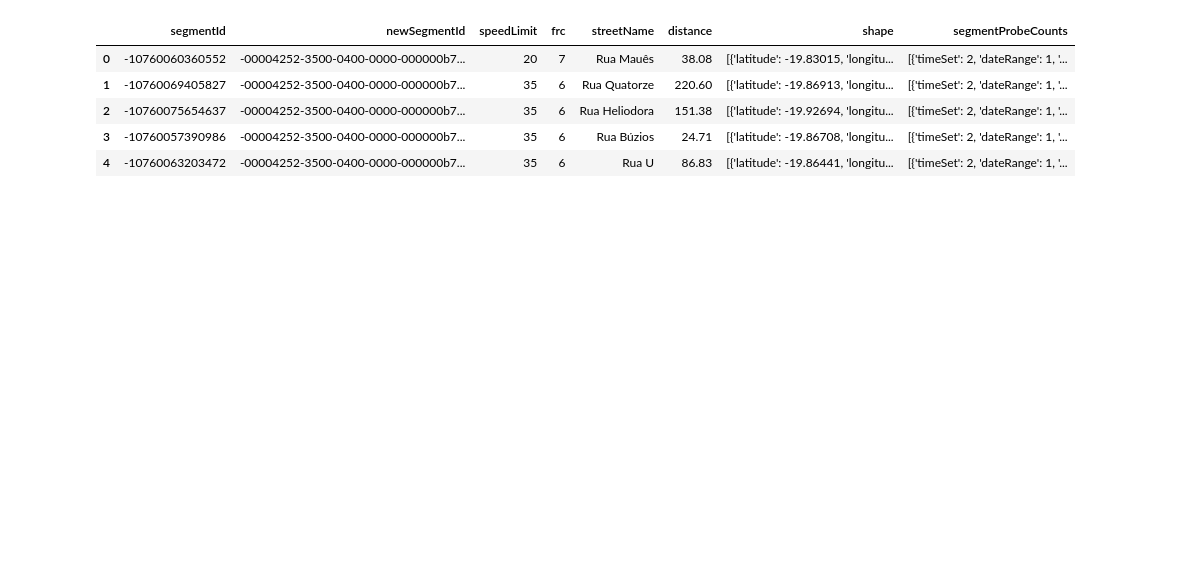
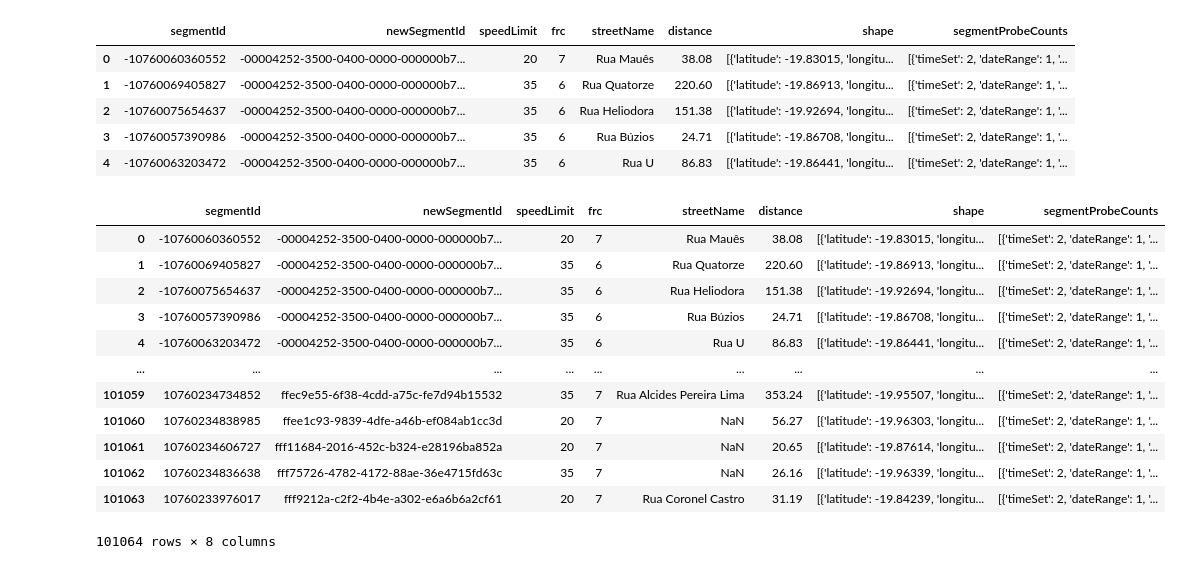
Before and after one commit to enmanuel-mag/ICD-Proyect, a Jupyter notebook: Proyect/Traffict/load.ipynb, the cells around one changed output. Cells and saved outputs as stored; diff of their text form; code cells hidden in the pictures; blank space fills up the shorter version.

```diff
--- a/Proyect/Traffict/load.ipynb
+++ b/Proyect/Traffict/load.ipynb
@@ -26,0 +28,17 @@ df.to_csv('./data_Set_traffict_BH_01_01_2020_31_01_2020.csv')
+# %%
+df = pd.read_csv('./data_Set_traffict_BH_01_01_2020_31_01_2020.csv')
+df
+# %% [output]
+|  | segmentId | newSegmentId | speedLimit | frc | streetName | distance | shape | segmentProbeCounts |
+| 0 | -10760060360552 | -00004252-3500-0400-0000-000000b7... | 20 | 7 | Rua Mauês | 38.08 | [{'latitude': -19.83015, 'longitu... | [{'timeSet': 2, 'dateRange': 1, '... |
+| 1 | -10760069405827 | -00004252-3500-0400-0000-000000b7... | 35 | 6 | Rua Quatorze | 220.60 | [{'latitude': -19.86913, 'longitu... | [{'timeSet': 2, 'dateRange': 1, '... |
+| 2 | -10760075654637 | -00004252-3500-0400-0000-000000b7... | 35 | 6 | Rua Heliodora | 151.38 | [{'latitude': -19.92694, 'longitu... | [{'timeSet': 2, 'dateRange': 1, '... |
+| 3 | -10760057390986 | -00004252-3500-0400-0000-000000b7... | 35 | 6 | Rua Búzios | 24.71 | [{'latitude': -19.86708, 'longitu... | [{'timeSet': 2, 'dateRange': 1, '... |
+| 4 | -10760063203472 | -00004252-3500-0400-0000-000000b7... | 35 | 6 | Rua U | 86.83 | [{'latitude': -19.86441, 'longitu... | [{'timeSet': 2, 'dateRange': 1, '... |
+| ... | ... | ... | ... | ... | ... | ... | ... | ... |
+| 101059 | 10760234734852 | ffec9e55-6f38-4cdd-a75c-fe7d94b15532 | 35 | 7 | Rua Alcides Pereira Lima | 353.24 | [{'latitude': -19.95507, 'longitu... | [{'timeSet': 2, 'dateRange': 1, '... |
+| 101060 | 10760234838985 | ffee1c93-9839-4dfe-a46b-ef084ab1cc3d | 20 | 7 | NaN | 56.27 | [{'latitude': -19.96303, 'longitu... | [{'timeSet': 2, 'dateRange': 1, '... |
+| 101061 | 10760234606727 | fff11684-2016-452c-b324-e28196ba852a | 20 | 7 | NaN | 20.65 | [{'latitude': -19.87614, 'longitu... | [{'timeSet': 2, 'dateRange': 1, '... |
+| 101062 | 10760234836638 | fff75726-4782-4172-88ae-36e4715fd63c | 35 | 7 | NaN | 26.16 | [{'latitude': -19.96339, 'longitu... | [{'timeSet': 2, 'dateRange': 1, '... |
+| 101063 | 10760233976017 | fff9212a-c2f2-4b4e-a302-e6a6b6a2cf61 | 20 | 7 | Rua Coronel Castro | 31.19 | [{'latitude': -19.84239, 'longitu... | [{'timeSet': 2, 'dateRange': 1, '... |
+101064 rows × 8 columns
```
Also changed, not shown: parts of 6 cells of this notebook, 3 other files.
